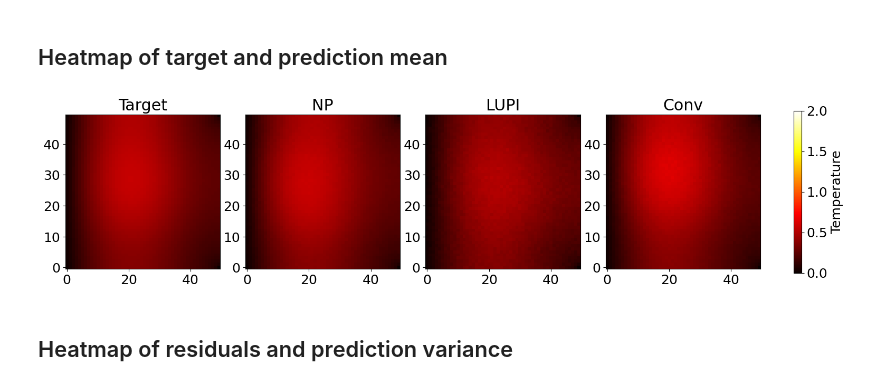
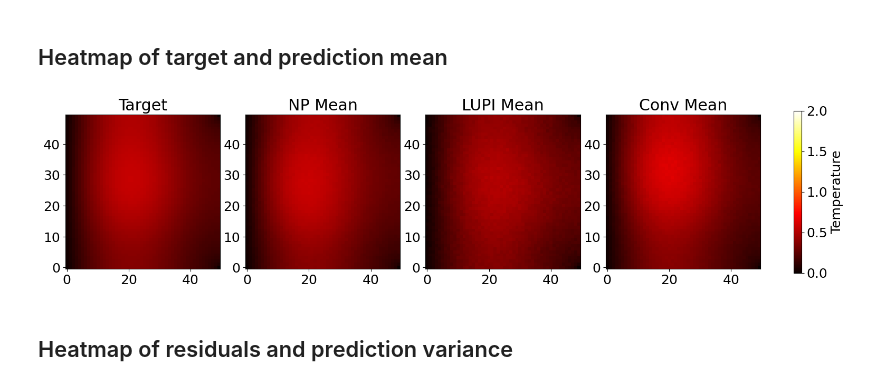
Before and after one commit to alexking100/part_III_project, a Jupyter notebook: np_heat_diffusion.ipynb, the cells around one changed output. Cells and saved outputs as stored; diff of their text form; code cells hidden in the pictures.

```diff
--- a/np_heat_diffusion.ipynb
+++ b/np_heat_diffusion.ipynb
@@ -888,7 +888,7 @@ fig, axes = plt.subplots(1, 5, figsize=(18, 4), gridspec_kw={'width_ratios': [1,
 gs = gridspec.GridSpec(1, 5, width_ratios=[1,1,1,1,0.05])
 
 # Set up the subplots
-titles = ['Target', 'NP', 'LUPI', 'Conv']
+titles = ['Target', 'NP Mean', 'LUPI Mean', 'Conv Mean']
 data = [y_target, y_mean, lupi_y_mean, conv_y_mean]
 # data = [data1, data2, data3, data4]
 
@@ -900,34 +900,34 @@ for i, ax in enumerate(axes[:-1]):
     image = ax.imshow(data[i][0], cmap='hot', interpolation='nearest', animated=True, vmin=0.0, vmax=2.0)
     images.append(image)
 
     # Invert the y-axis
     ax.invert_yaxis()
 
     # Modify the y-axis ticks and tick labels
     # ax.set_yticks(np.arange(y_target.shape[1]))  # Set the tick positions
     # ax.set_yticklabels(np.linspace(0, y_target.shape[1], 3)[::-1])  # Set the tick labels in reverse order
 
 
 # Create the colorbar
 cax = plt.subplot(gs[-1])
 cbar = plt.colorbar(images[0], cax=cax)
 cbar.set_label('Temperature')
 
 # Update heatmaps for each time step
 def update_heatmaps(frame):
     for i, image in enumerate(images):
         image.set_array(data[i][frame])
 
 # Create the animation
 ani = animation.FuncAnimation(fig, update_heatmaps, frames=y_target.shape[0], interval=25)
 
 # Save the animation as GIF
 ani.save('target_mean.gif', writer='pillow')
 
 # Show the plot
 plt.show()
 # %% [output]
-[figure, old version]
+[figure, new version]
 # %% [markdown]
 ## Heatmap of residuals and prediction variance
 # %%
```
Also changed, not shown: parts of 2 cells of this notebook, 2 other files.
